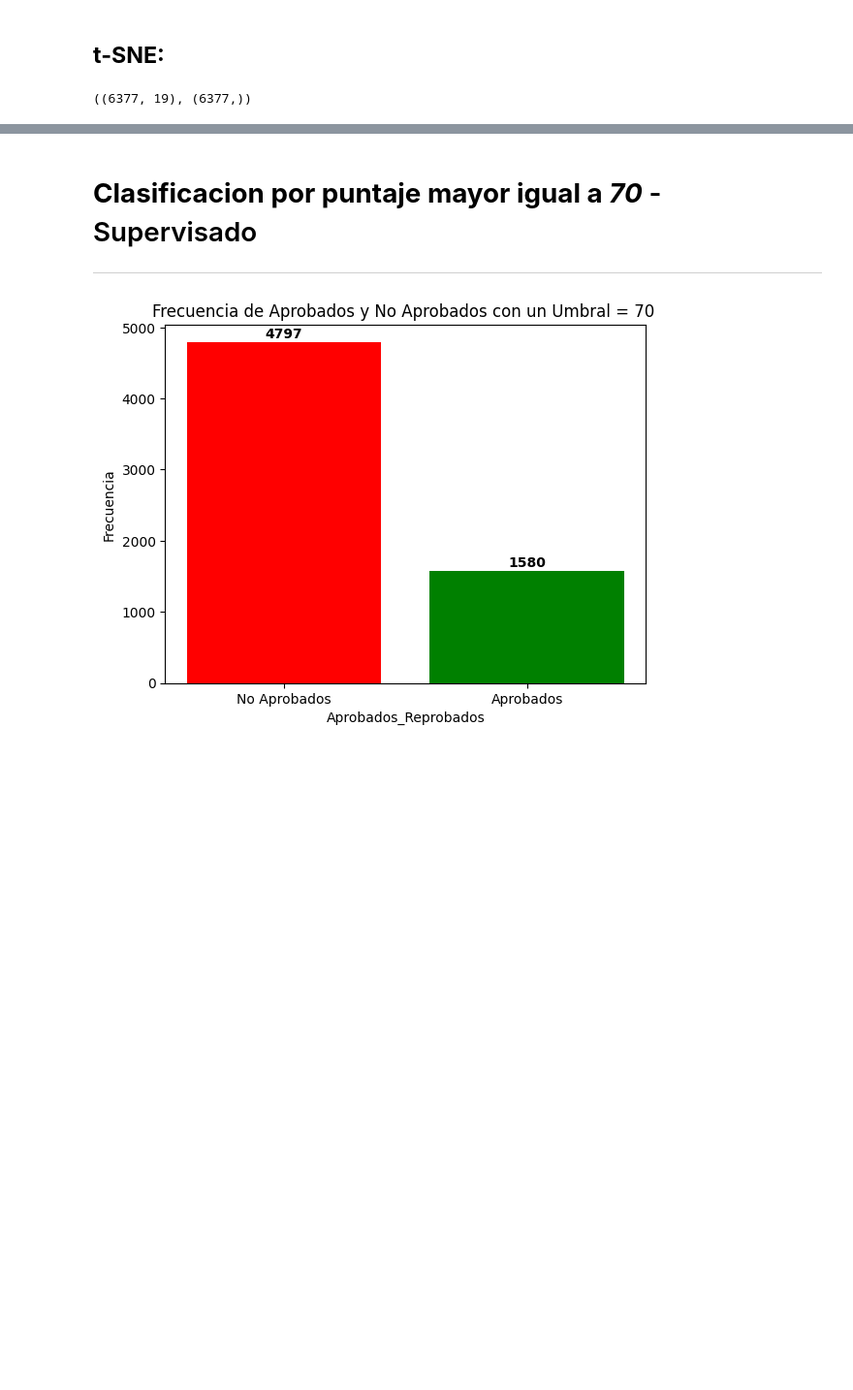
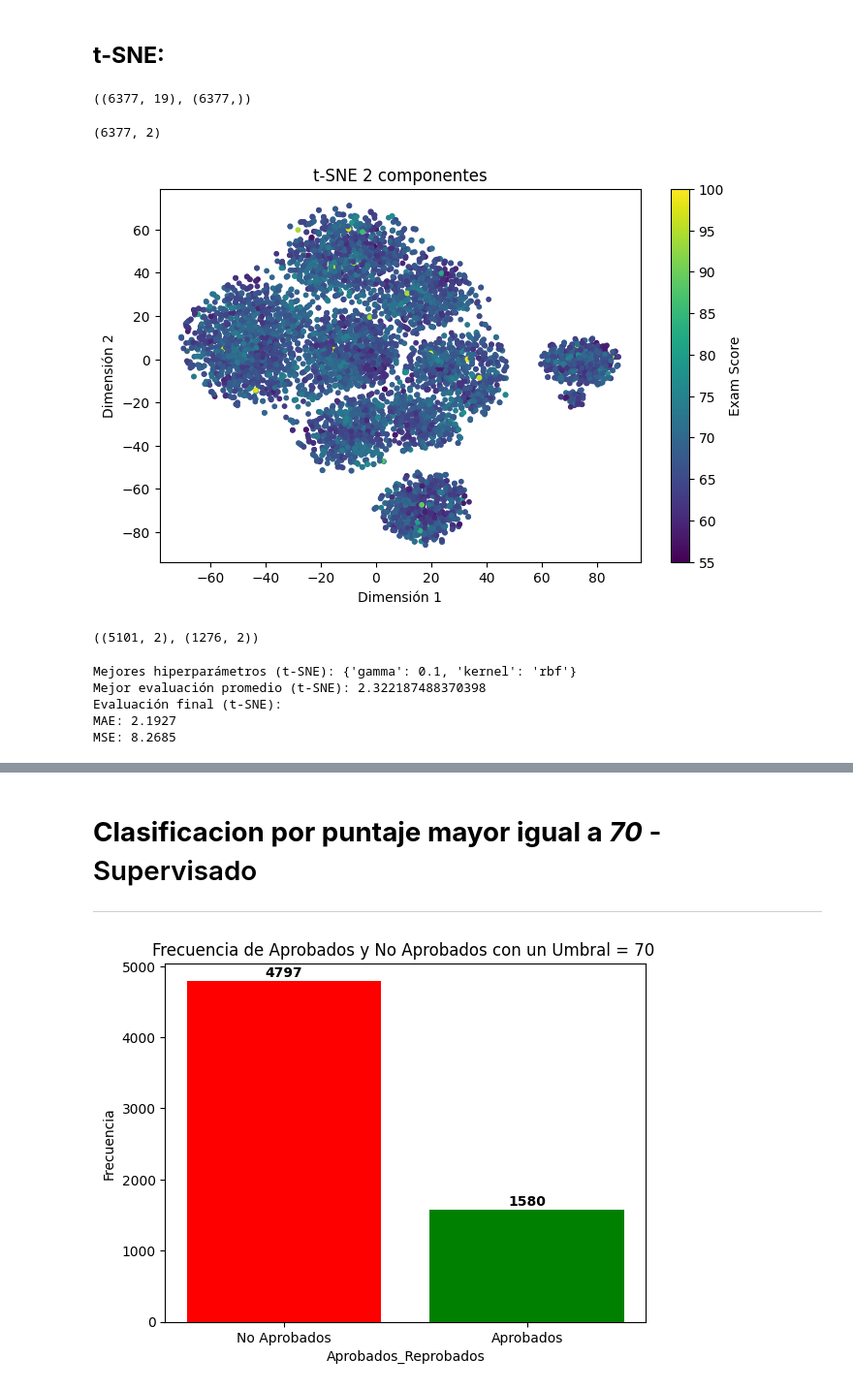
Before and after one commit to JeiGeek/ia1-LosPandas-prediccion_rendimiento_estudiantil, a Jupyter notebook: 03_Unsupervised_learning.ipynb, the cells around one changed output, grey strips where cells are left out. Shown at 97% size. Drawn from its saved outputs; the diff is of its cells as text; code cells hidden in the pictures; blank space fills up the shorter version.

```diff
--- a/03_Unsupervised_learning.ipynb
+++ b/03_Unsupervised_learning.ipynb
@@ -344,3 +345,82 @@ En el caso del rendimiento estudiantil, se entrenó un modelo SVR tanto con las
 X_scaled.shape, y_full.shape
 # %% [output]
 ((6377, 19), (6377,))
+# %%
+# @title Aplicación de t-SNE a dos componentes
+
+tsne = TSNE(
+    n_components=2,
+    perplexity=30,
+    learning_rate=200,
+    max_iter=1000,
+    random_state=42
+)
+
+X_tsne = tsne.fit_transform(X_scaled)
+X_tsne.shape
+# %% [output]
+(6377, 2)
+# %%
+# @title Visualización de las dos componentes
+plt.figure(figsize=(8,5))
+plt.scatter(
+    X_tsne[:, 0],
+    X_tsne[:, 1],
+    c=y_full,
+    cmap='viridis',
+    s=10
+)
+
+plt.colorbar(label="Exam Score")
+plt.title("t-SNE 2 componentes")
+plt.xlabel("Dimensión 1")
+plt.ylabel("Dimensión 2")
+plt.show()
+# %% [output]
+[figure, added]
+# %%
+# @title **Train/Test pero en el espacio t-SNE**
+X_train_tsne, X_test_tsne, y_train_tsne, y_test_tsne = train_test_split(
+    X_tsne,
+    y_full,
+    test_size=0.2,
+    random_state=42
+)
+
+X_train_tsne.shape, X_test_tsne.shape
+# %% [output]
+((5101, 2), (1276, 2))
+# %%
+# @title Entrenamiento **CON t-SNE** con SVR
+
+svr = SVR()
+
+param_grid = {
+    'kernel': ['rbf', 'sigmoid'],
+    'gamma': [0.001, 0.01, 0.1, 1]
+}
+
+score = make_scorer(mean_absolute_error, greater_is_better=False)
+
+grid_tsne, scores_folds_tsne, absolte_error_tsne, mean_squared_tsne, y_pred_tsne = flujo_regresion(
+    svr,
+    param_grid,
+    score,
+    X_train_tsne,
+    X_test_tsne,
+    y_train_tsne,
+    y_test_tsne
+)
+
+print("Mejores hiperparámetros (t-SNE):", grid_tsne.best_params_)
+print("Mejor evaluación promedio (t-SNE):", -grid_tsne.best_score_)
+
+print("Evaluación final (t-SNE):")
+print("MAE:", round(absolte_error_tsne, 4))
+print("MSE:", round(mean_squared_tsne, 4))
+# %% [output]
+Mejores hiperparámetros (t-SNE): {'gamma': 0.1, 'kernel': 'rbf'}
+Mejor evaluación promedio (t-SNE): 2.322187488370398
+Evaluación final (t-SNE):
+MAE: 2.1927
+MSE: 8.2685
```
Also changed, not shown: parts of 17 cells of this notebook.
